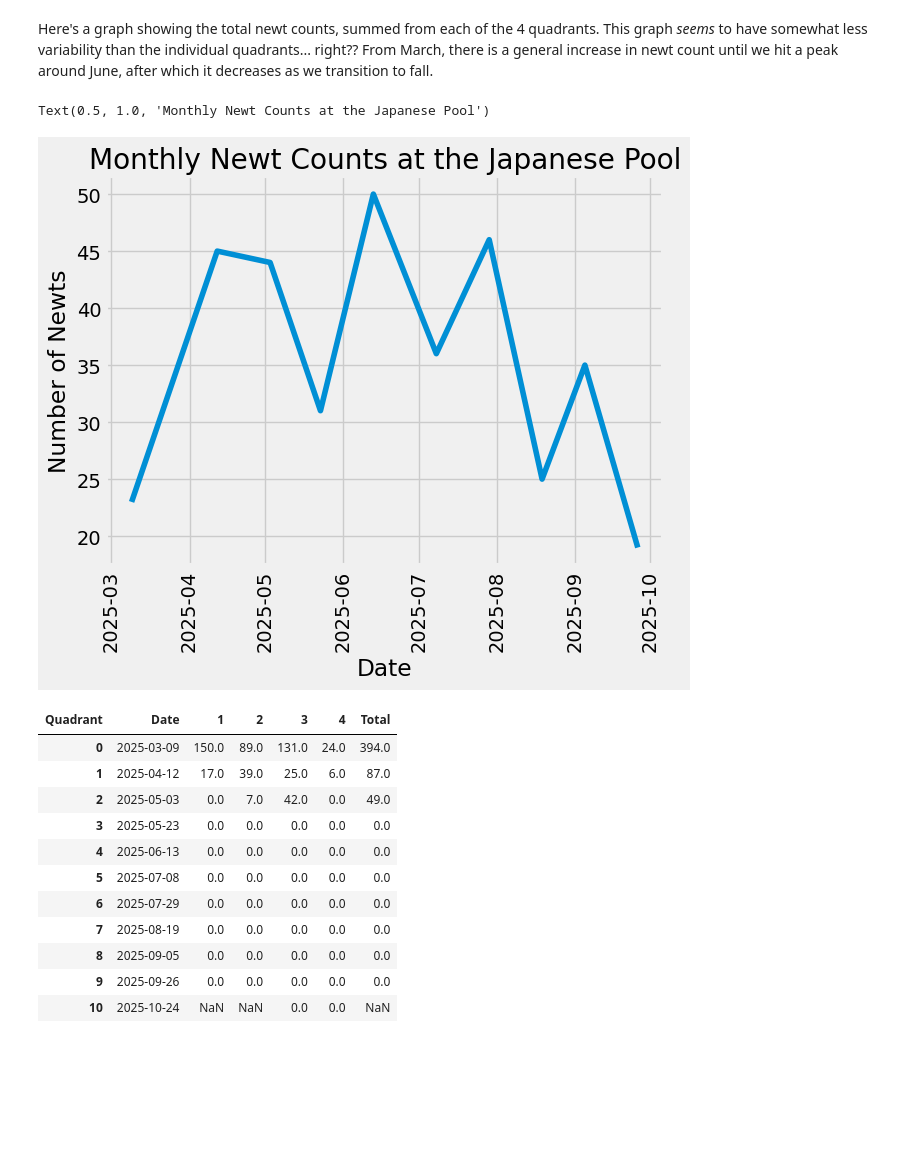
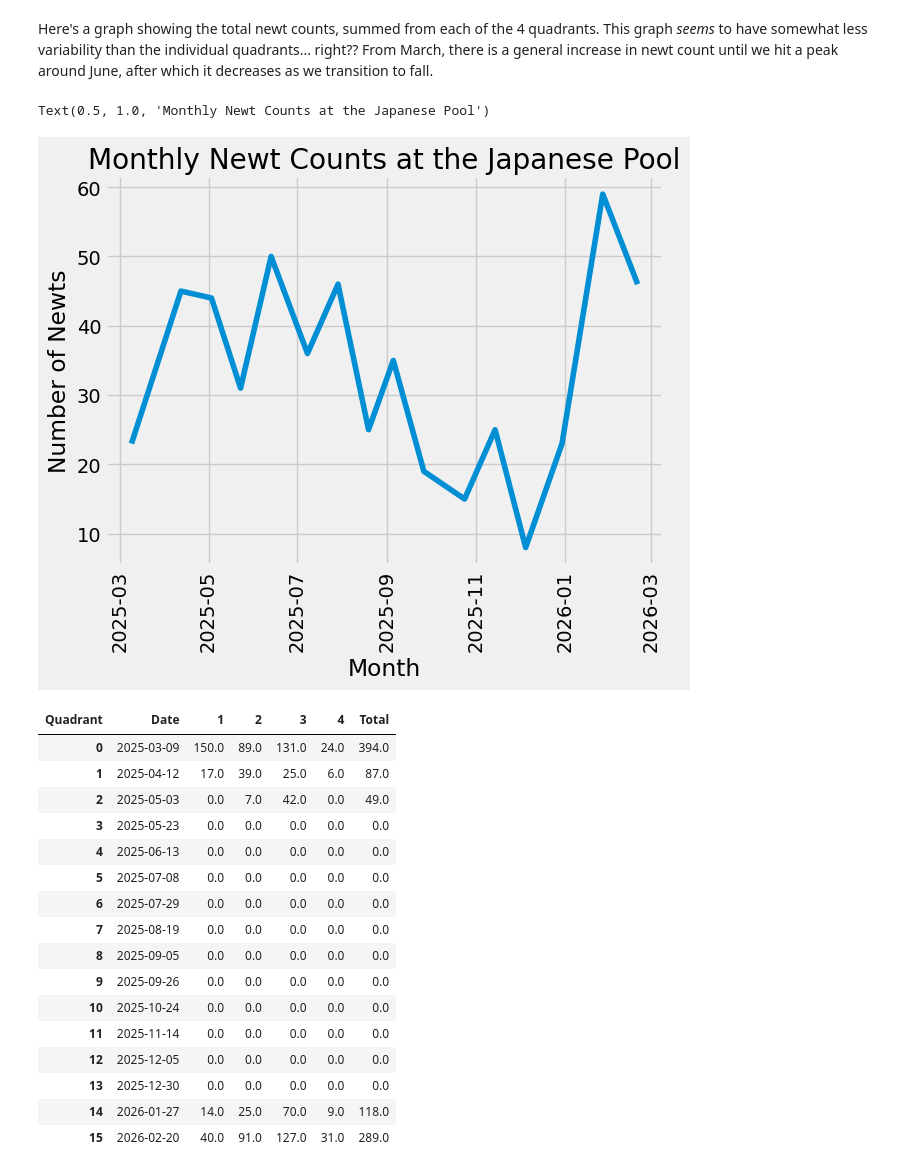
Before and after one commit to cloover7/nesis, a Jupyter notebook: newt_counts.ipynb, the cells around one changed output. Cells and saved outputs as stored; diff of their text form; code cells hidden in the pictures; blank space fills up the shorter version.

```diff
--- a/newt_counts.ipynb
+++ b/newt_counts.ipynb
@@ -9,7 +9,7 @@ import matplotlib.pyplot as plt
 %matplotlib inline
 plt.style.use("fivethirtyeight")
 # %%
-newts = pd.read_csv('data/newt count data - Sheet1.csv')
+newts = pd.read_csv('data/newt count data - 2.22.26.csv')
 # %% [markdown]
 Here is pretty much my raw data table, just without a couple rows from the one time we counted in the afternoon as well.
 # %%
@@ -68,12 +64,12 @@ Here's a graph showing the total newt counts, summed from each of the 4 quadrant
 # %%
 plt.plot(adults_quad['Date'], adults_quad['Total'])
 plt.xticks(rotation=90)
-plt.xlabel('Date')
+plt.xlabel('Month')
 plt.ylabel('Number of Newts')
 plt.title('Monthly Newt Counts at the Japanese Pool')
 # %% [output]
 Text(0.5, 1.0, 'Monthly Newt Counts at the Japanese Pool')
-[figure, old version]
+[figure, new version]
 # %%
 larvae_quad = cleaned.pivot_table(values = 'Larvae', index = 'Date', columns = 'Quadrant').reset_index()
 egg_quad = cleaned.pivot_table(values = 'Egg Masses', index = 'Date', columns = 'Quadrant').reset_index()
@@ -94,5 +90,10 @@ egg_quad
 | 7 | 2025-08-19 | 0.0 | 0.0 | 0.0 | 0.0 | 0.0 |
 | 8 | 2025-09-05 | 0.0 | 0.0 | 0.0 | 0.0 | 0.0 |
 | 9 | 2025-09-26 | 0.0 | 0.0 | 0.0 | 0.0 | 0.0 |
-| 10 | 2025-10-24 | NaN | NaN | 0.0 | 0.0 | NaN |
+| 10 | 2025-10-24 | 0.0 | 0.0 | 0.0 | 0.0 | 0.0 |
+| 11 | 2025-11-14 | 0.0 | 0.0 | 0.0 | 0.0 | 0.0 |
+| 12 | 2025-12-05 | 0.0 | 0.0 | 0.0 | 0.0 | 0.0 |
+| 13 | 2025-12-30 | 0.0 | 0.0 | 0.0 | 0.0 | 0.0 |
+| 14 | 2026-01-27 | 14.0 | 25.0 | 70.0 | 9.0 | 118.0 |
+| 15 | 2026-02-20 | 40.0 | 91.0 | 127.0 | 31.0 | 289.0 |
 # %% [markdown]
```
Also changed, not shown: parts of 8 cells of this notebook, 2 other files.
